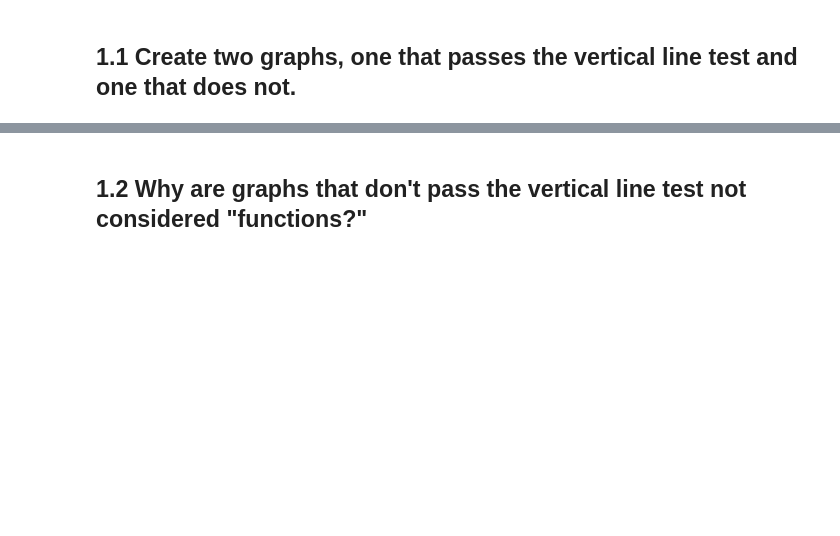
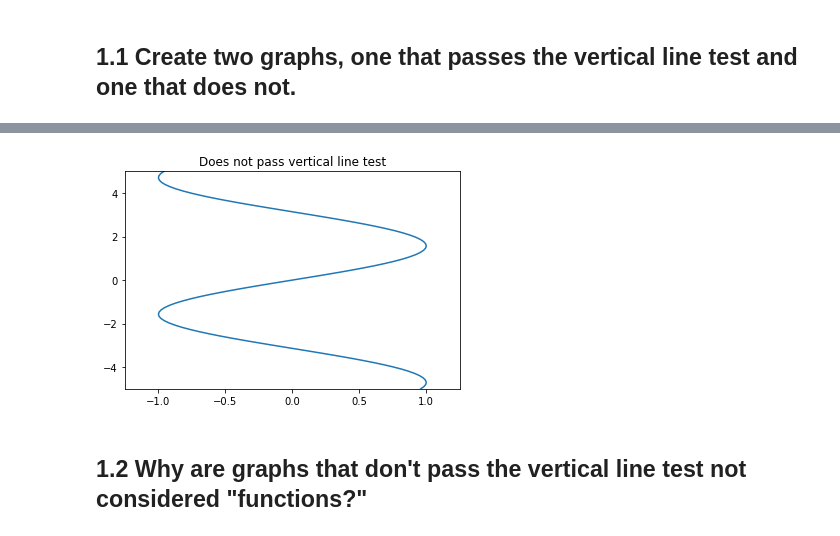
Before and after one commit to anthonymurphysr/DS-Unit-1-Sprint-3-Linear-Algebra, a Jupyter notebook: module3-dimensionality-reduction/LS_DS_133_High_Dimensional_Data_Assignment.ipynb, the cells around one changed output, grey strips where cells are left out. Cells and saved outputs as stored; diff of their text form; code cells hidden in the pictures; blank space fills up the shorter version.

```diff
--- a/module3-dimensionality-reduction/LS_DS_133_High_Dimensional_Data_Assignment.ipynb
+++ b/module3-dimensionality-reduction/LS_DS_133_High_Dimensional_Data_Assignment.ipynb
@@ -5,3 +25,21 @@
+# %%
+# Import packages
+import matplotlib.pyplot as plt
+
+# Assign vector value to sin wave
+x = np.sin(y)
+
+# Set plot limits
+plt.xlim(-1.25, 1.25)
+plt.ylim(-5,5)
+
+# Plot the function
+plt.plot(x, y);
+
+# Set title
+plt.title('Does not pass vertical line test');
+# %% [output]
+[figure, added]
 # %% [markdown]
 ## 1.2 Why are graphs that don't pass the vertical line test not considered "functions?"
 # %% [markdown]
```
Also changed, not shown: parts of 6 cells of this notebook.
